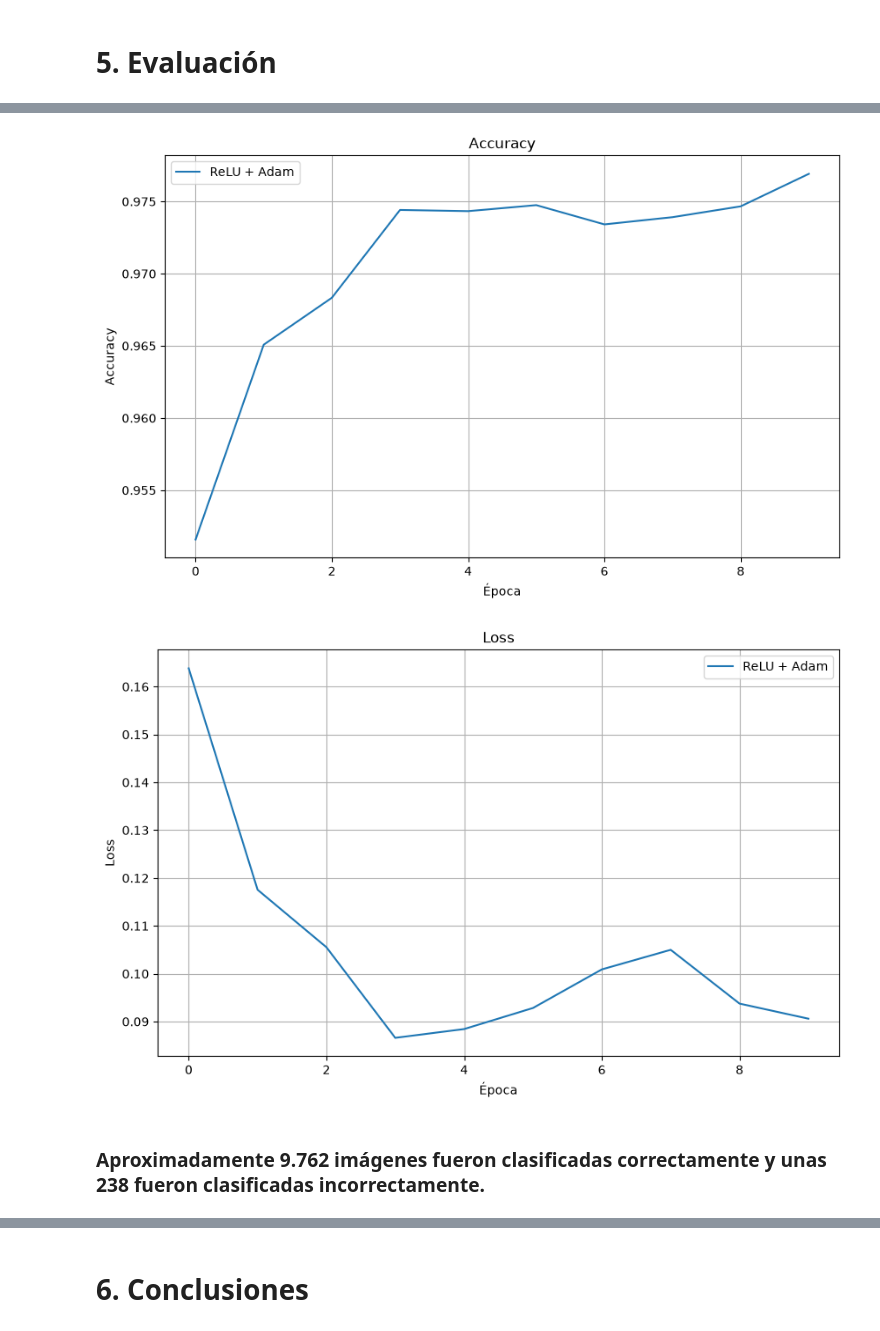
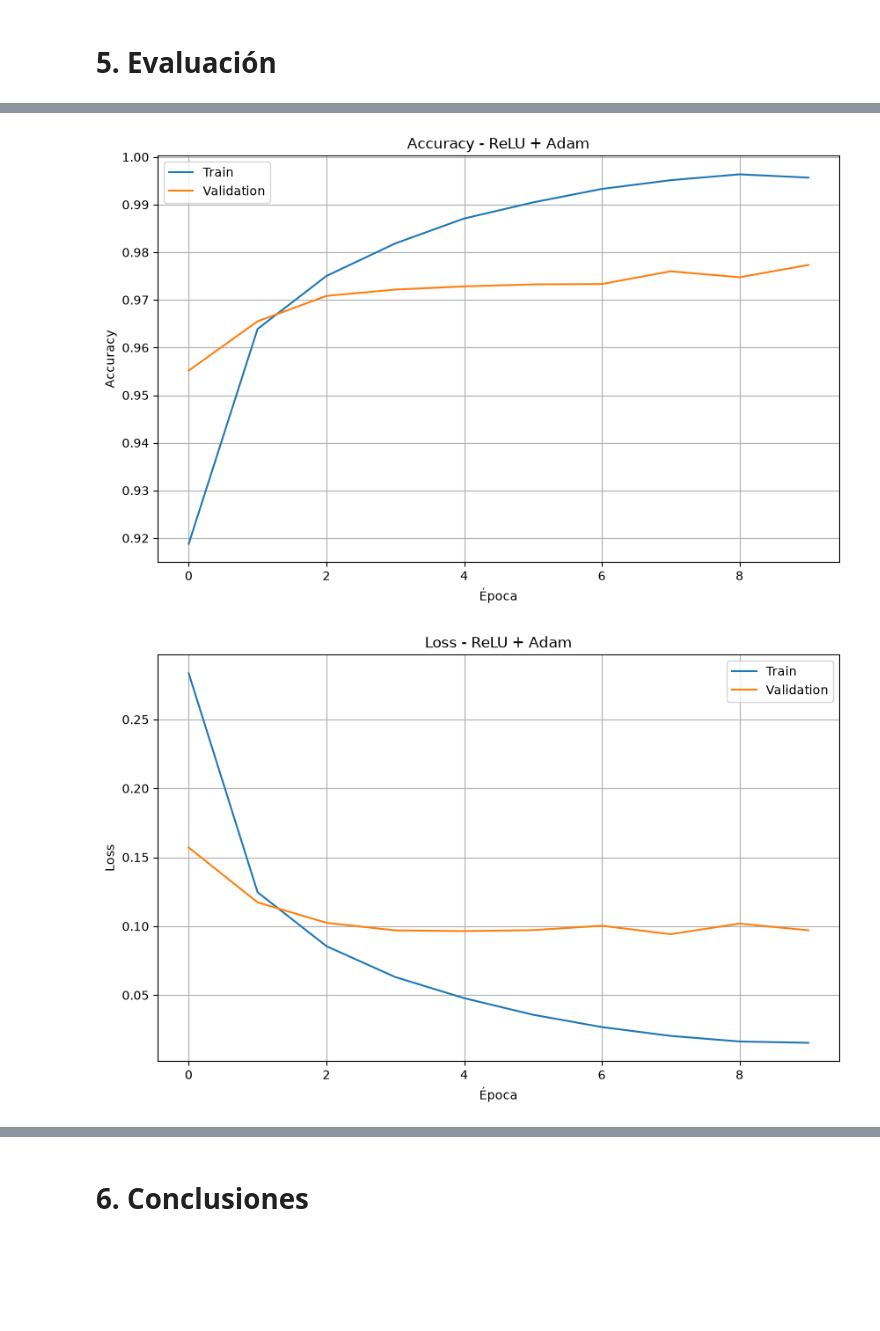
Before and after one commit to oscarmolmedo/TheHacht, a Jupyter notebook: Redes_Neuronales/01_mnist.ipynb, the cells around one changed output, grey strips where cells are left out. Saved outputs shown, nothing was run; the diff lists cells and outputs as text; code cells hidden in the pictures; blank space fills up the shorter version.

```diff
--- a/Redes_Neuronales/01_mnist.ipynb
+++ b/Redes_Neuronales/01_mnist.ipynb
@@ -357,30 +462,30 @@ Test accuracy: 0.9761999845504761
 # %%
 #Grafica Accuracy
 
 plt.figure(figsize=(10, 6))
 
-plt.plot(history_final.history["val_accuracy"], label="ReLU + Adam")
+plt.plot(history_final.history["accuracy"], label="Train")
+plt.plot(history_final.history["val_accuracy"], label="Validation")
 
-plt.title("Accuracy")
+plt.title("Accuracy - ReLU + Adam")
 plt.xlabel("Época")
 plt.ylabel("Accuracy")
 plt.legend()
 plt.grid(True)
 plt.show()
 
 #Grafica Loss
 plt.figure(figsize=(10, 6))
 
-plt.plot(history_final.history["val_loss"],label="ReLU + Adam")
+plt.plot(history_final.history["loss"], label="Train")
+plt.plot(history_final.history["val_loss"], label="Validation")
 
 plt.xlabel("Época")
 plt.ylabel("Loss")
-plt.title("Loss")
+plt.title("Loss - ReLU + Adam")
 plt.legend()
 plt.grid(True)
 plt.show()
 # %% [output]
-[figure, old version]
+[figure, new version]
-[figure, old version]
+[figure, new version]
-# %% [markdown]
-### Aproximadamente 9.762 imágenes fueron clasificadas correctamente y unas 238 fueron clasificadas incorrectamente.
```
Also changed, not shown: parts of 40 cells of this notebook.
